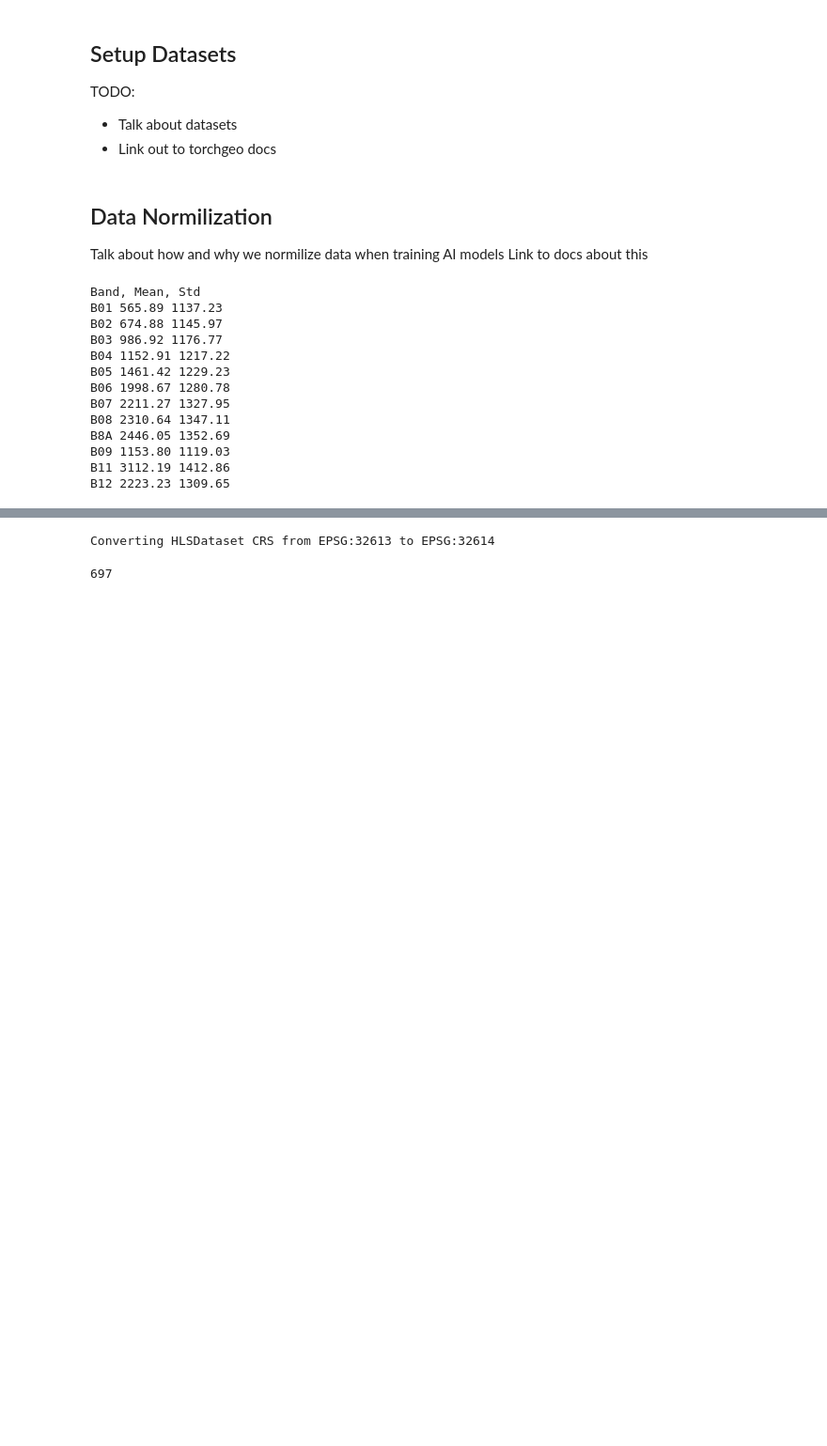
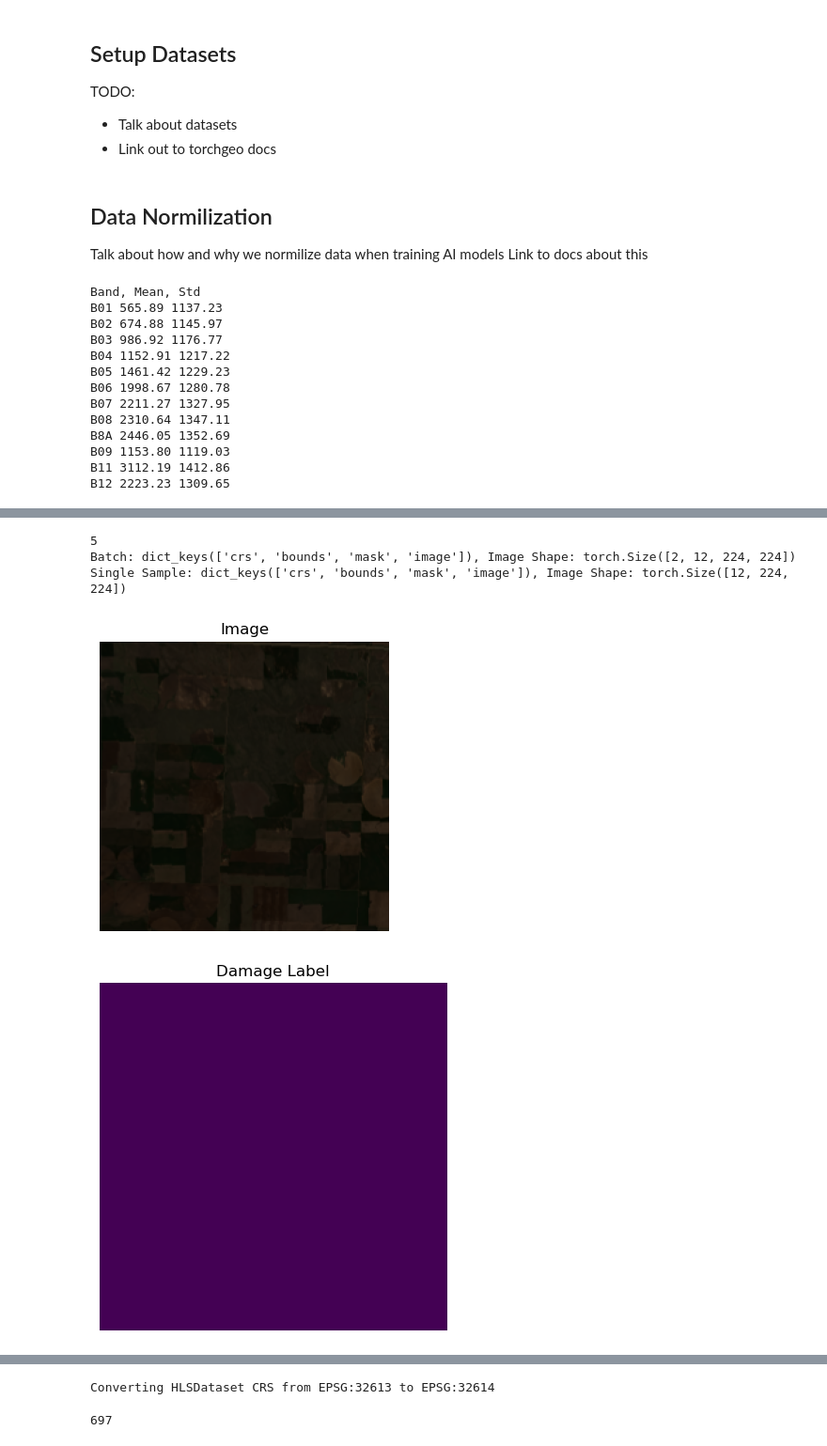
Before and after one commit to ASFHyP3/geospatial-ai-tutorials, a Jupyter notebook: severe-weather/notebooks/hwds-hls-s2-terramind-example.ipynb, the cells around one changed output, grey strips where cells are left out. Shown at 94% size. Drawn from its saved outputs; the diff is of its cells as text; code cells hidden in the pictures; blank space fills up the shorter version.

```diff
--- a/severe-weather/notebooks/hwds-hls-s2-terramind-example.ipynb
+++ b/severe-weather/notebooks/hwds-hls-s2-terramind-example.ipynb
@@ -415,0 +471,37 @@ B12 2223.23 1309.65
+# %%
+patch_size = 224
+batch_size = 1
+
+label_dataset = LabelDataset(paths=label_path)
+dataset = label_dataset & hls_dataset
+
+train_sampler = RandomGeoSampler(
+    dataset,
+    size=patch_size,
+    length=10,
+)
+
+dataloader = DataLoader(
+    dataset,
+    sampler=train_sampler,
+    batch_size=2,
+    collate_fn=stack_samples,
+)
+# %%
+print(len(dataloader))
+
+for batch in dataloader:
+    print(f"Batch: {batch.keys()}, Image Shape: {batch['image'].shape}")
+
+    sample = unbind_samples(batch)[0]
+    print(f"Single Sample: {sample.keys()}, Image Shape: {sample['image'].shape}")
+
+    hls_dataset.plot(sample)
+    label_dataset.plot(sample)
+    break
+# %% [output]
+5
+Batch: dict_keys(['crs', 'bounds', 'mask', 'image']), Image Shape: torch.Size([2, 12, 224, 224])
+Single Sample: dict_keys(['crs', 'bounds', 'mask', 'image']), Image Shape: torch.Size([12, 224, 224])
+[figure, added]
+[figure, added]
```
Also changed, not shown: parts of 18 cells of this notebook.
